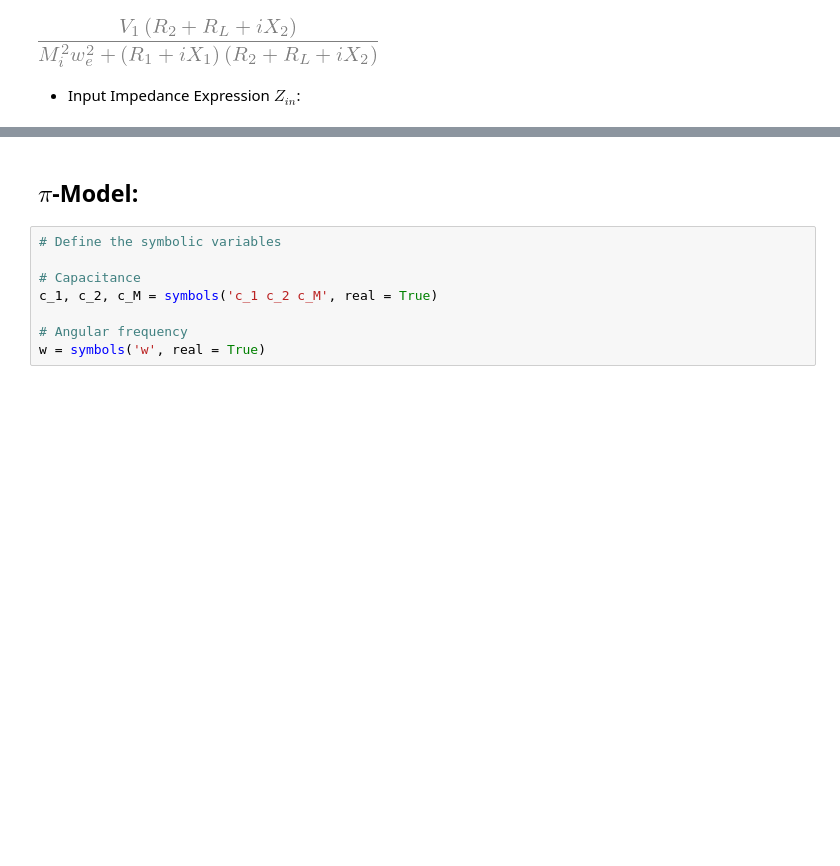
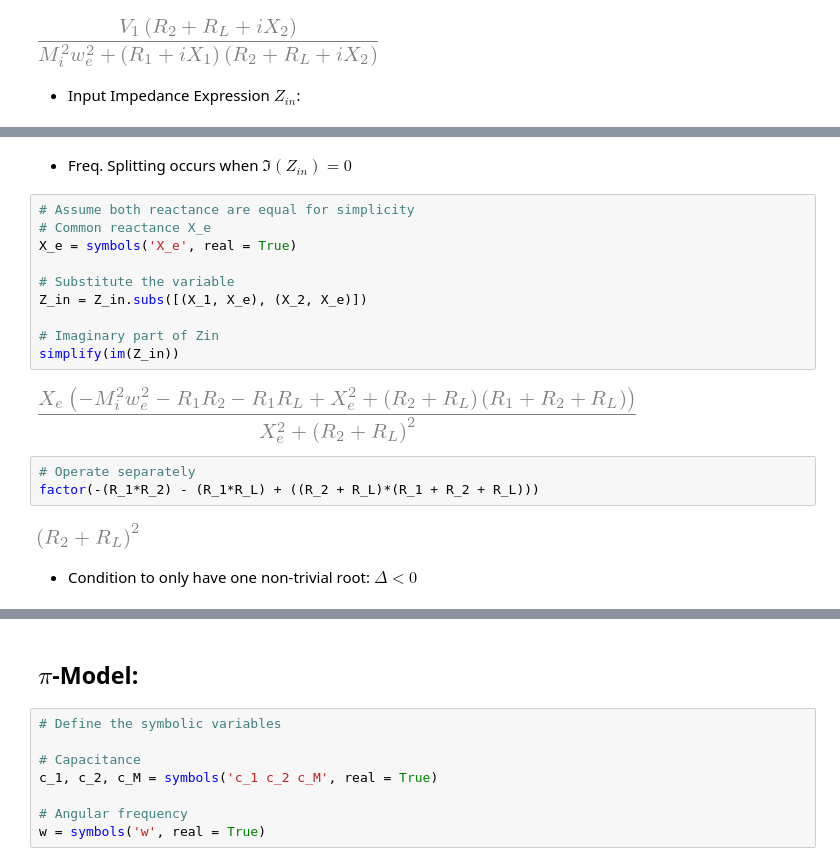
Before and after one commit to SanTT19/Symbolic_Python, a Jupyter notebook: Active_CN_Model.ipynb, the cells around one changed output, grey strips where cells are left out. Saved outputs shown, nothing was run; the diff lists cells and outputs as text; blank space fills up the shorter version.

```diff
--- a/Active_CN_Model.ipynb
+++ b/Active_CN_Model.ipynb
@@ -77,0 +99,21 @@ display(simplify(I_1))
+# %% [markdown]
+- Freq. Splitting occurs when $\Im(Z_{in}) = 0$
+# %%
+# Assume both reactance are equal for simplicity
+# Common reactance X_e
+X_e = symbols('X_e', real = True)
+
+# Substitute the variable
+Z_in = Z_in.subs([(X_1, X_e), (X_2, X_e)])
+
+# Imaginary part of Zin
+simplify(im(Z_in))
+# %% [output]
+[figure, added]
+# %%
+# Operate separately
+factor(-(R_1*R_2) - (R_1*R_L) + ((R_2 + R_L)*(R_1 + R_2 + R_L)))
+# %% [output]
+[figure, added]
+# %% [markdown]
+- Condition to only have one non-trivial root: $\Delta < 0$
```
Also changed, not shown: parts of 10 cells of this notebook.
